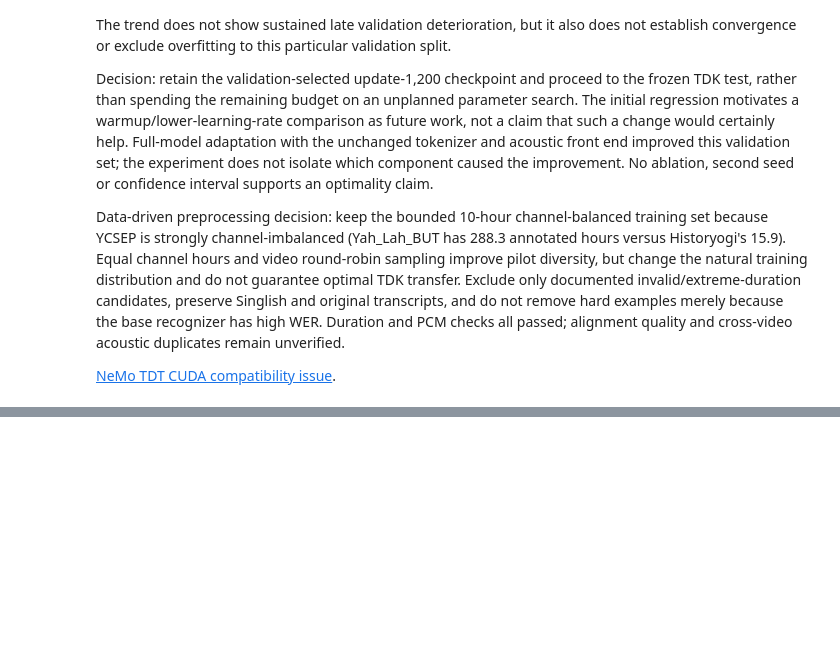
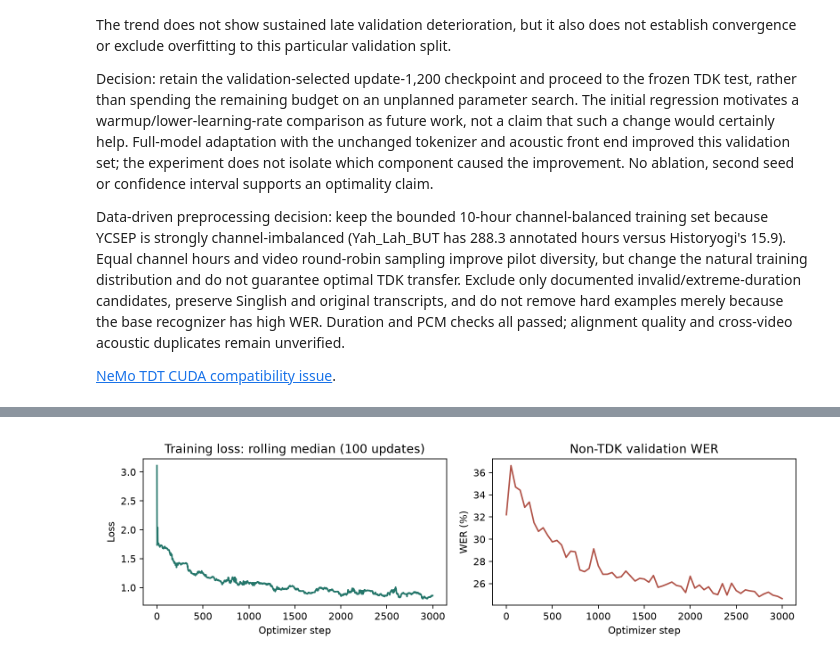
Before and after one commit to InsomaniacElf/HTX-xData-Technical-Test, a Jupyter notebook: asr-train/ycsep-train-3a.ipynb, the cells around one changed output, grey strips where cells are left out. Saved outputs shown, nothing was run; the diff lists cells and outputs as text; code cells hidden in the pictures; blank space fills up the shorter version.

Commit message:
Document verified E3 training and exclude invalid E4 selection

```diff
--- a/asr-train/ycsep-train-3a.ipynb
+++ b/asr-train/ycsep-train-3a.ipynb
@@ -179,0 +187,9 @@ Data-driven preprocessing decision: keep the bounded 10-hour channel-balanced tr
+# %%
+from pathlib import Path
+import json
+from IPython.display import Image, display
+r = Path.cwd()
+if not (r/'asr-train').exists(): r = r.parent
+print(json.loads((r/'asr-train/results/E3/training-result.json').read_text()))
+display(Image(filename=str(r/'asr-train/results/E3/training-curves.png')))
+# %% [output]
@@ -179,0 +197 @@ Data-driven preprocessing decision: keep the bounded 10-hour channel-balanced tr
+[figure, added]
```
Also changed, not shown: parts of 3 cells of this notebook, 6 other files.
